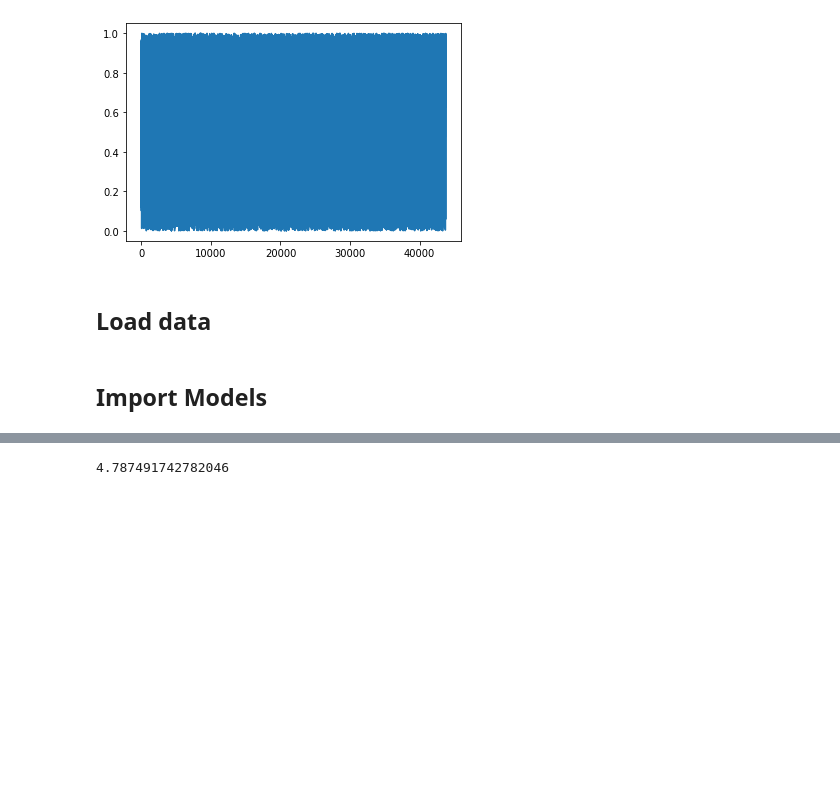
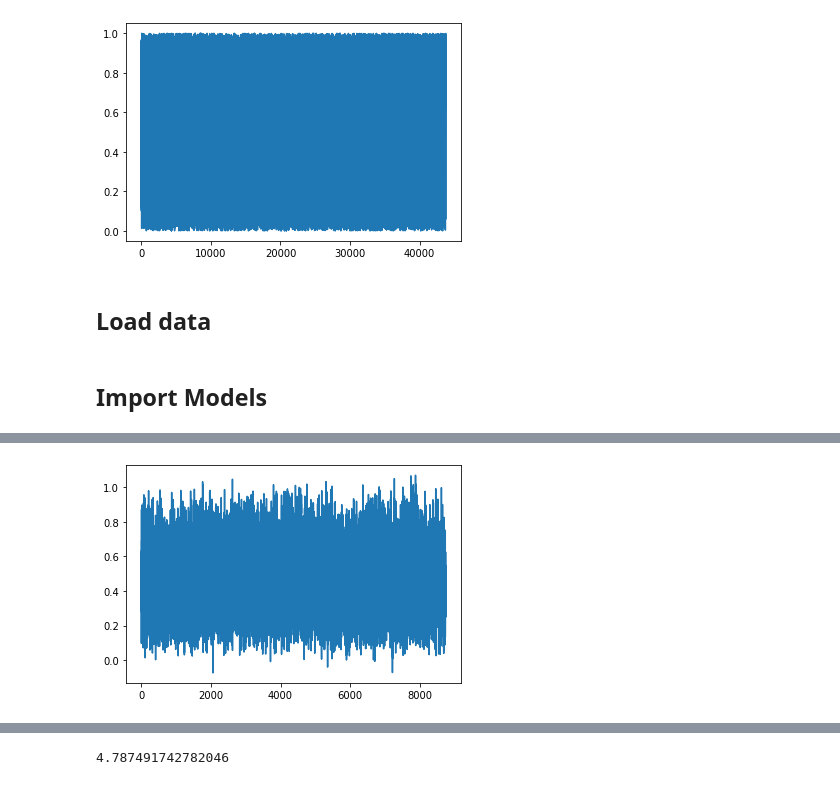
Before and after one commit to matthbatt/Deep-learning-gravitational-lensing, a Jupyter notebook: result.ipynb, the cells around one changed output, grey strips where cells are left out. Saved outputs shown, nothing was run; the diff lists cells and outputs as text; code cells hidden in the pictures; blank space fills up the shorter version.

```diff
--- a/result.ipynb
+++ b/result.ipynb
@@ -368,0 +501,5 @@ plt.show()
+# %%
+plt.plot(all_mu[:,0])
+plt.show()
+# %% [output]
+[figure, added]
```
Also changed, not shown: parts of 15 cells of this notebook, 2 other files.
